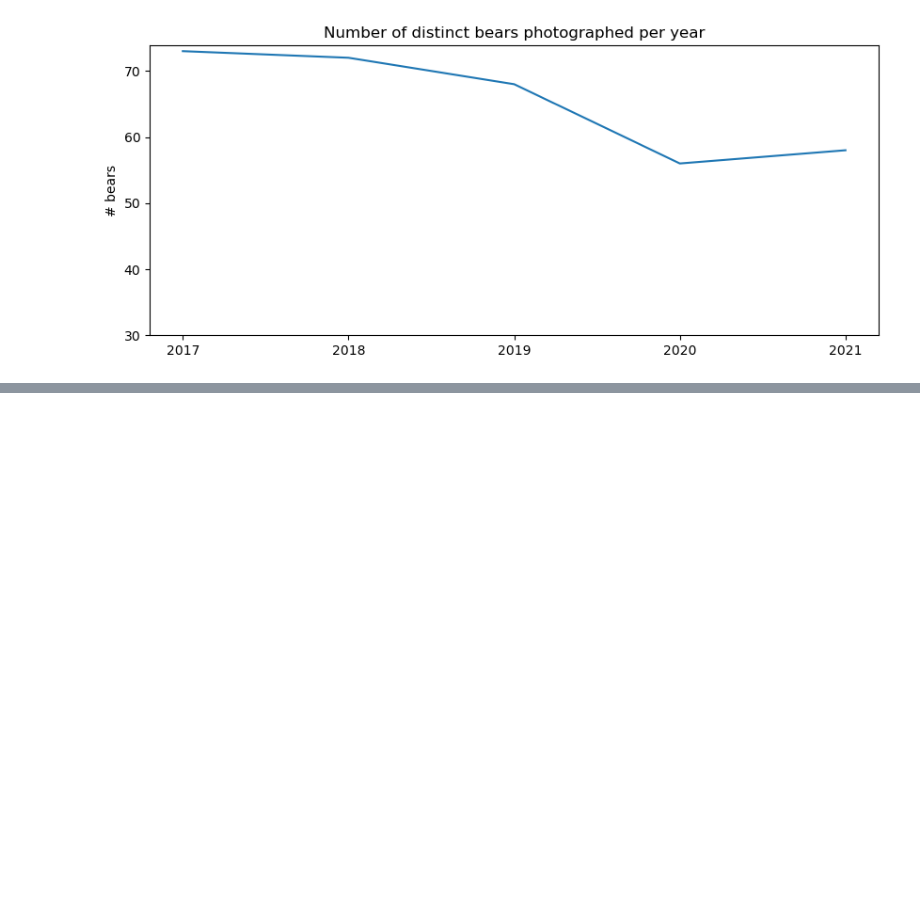
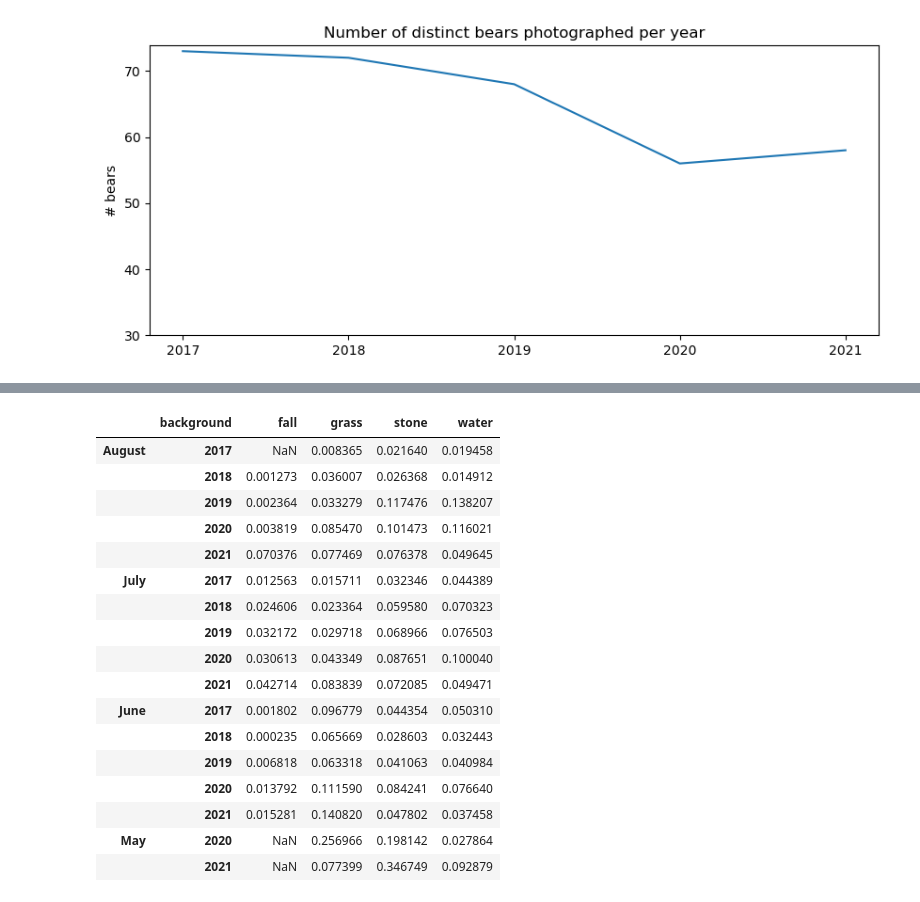
Before and after one commit to claireFriedrich/BearBackgroundsAndBehavior, a Jupyter notebook: background_analysis.ipynb, the cells around one changed output, grey strips where cells are left out. Saved outputs shown, nothing was run; the diff lists cells and outputs as text; code cells hidden in the pictures; blank space fills up the shorter version.

```diff
--- a/background_analysis.ipynb
+++ b/background_analysis.ipynb
@@ -154,3 +190,31 @@ plt.show()
+# %%
+total_counts = all_df.groupby(['month', 'year', 'background']).size().unstack()
+total_months = all_df.groupby(['month', 'background']).size().unstack().sum(axis=1)
+normalized = []
+for idx, row in total_counts.iterrows():
+   normalized.append(row/total_months[idx[0]])
+
+new = pd.DataFrame(normalized)
+new
+# %% [output]
+|  | background | fall | grass | stone | water |
+| August | 2017 | NaN | 0.008365 | 0.021640 | 0.019458 |
+|  | 2018 | 0.001273 | 0.036007 | 0.026368 | 0.014912 |
+|  | 2019 | 0.002364 | 0.033279 | 0.117476 | 0.138207 |
+|  | 2020 | 0.003819 | 0.085470 | 0.101473 | 0.116021 |
+|  | 2021 | 0.070376 | 0.077469 | 0.076378 | 0.049645 |
+| July | 2017 | 0.012563 | 0.015711 | 0.032346 | 0.044389 |
+|  | 2018 | 0.024606 | 0.023364 | 0.059580 | 0.070323 |
+|  | 2019 | 0.032172 | 0.029718 | 0.068966 | 0.076503 |
+|  | 2020 | 0.030613 | 0.043349 | 0.087651 | 0.100040 |
+|  | 2021 | 0.042714 | 0.083839 | 0.072085 | 0.049471 |
+| June | 2017 | 0.001802 | 0.096779 | 0.044354 | 0.050310 |
+|  | 2018 | 0.000235 | 0.065669 | 0.028603 | 0.032443 |
+|  | 2019 | 0.006818 | 0.063318 | 0.041063 | 0.040984 |
+|  | 2020 | 0.013792 | 0.111590 | 0.084241 | 0.076640 |
+|  | 2021 | 0.015281 | 0.140820 | 0.047802 | 0.037458 |
+| May | 2020 | NaN | 0.256966 | 0.198142 | 0.027864 |
+|  | 2021 | NaN | 0.077399 | 0.346749 | 0.092879 |
 # %%
 count_may = 0
 count_june = 0
```
Also changed, not shown: parts of 6 cells of this notebook.
